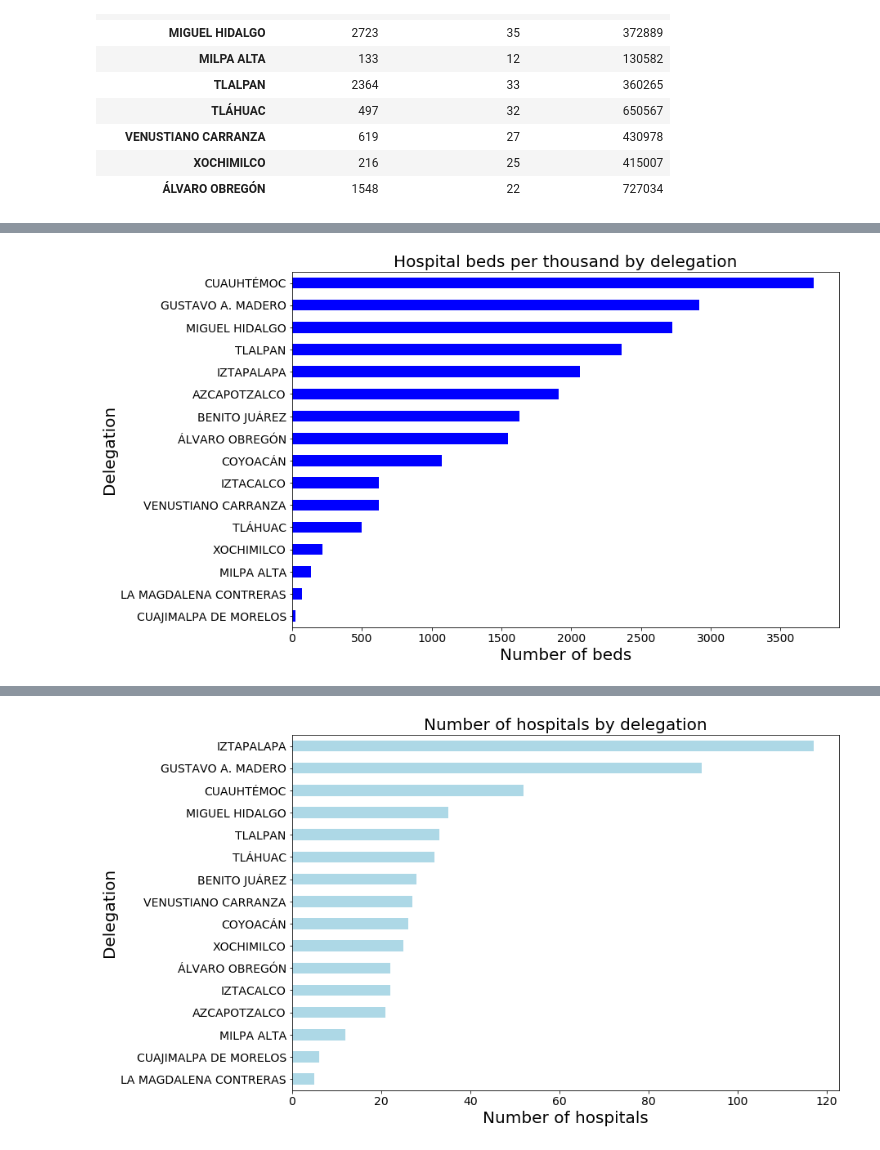
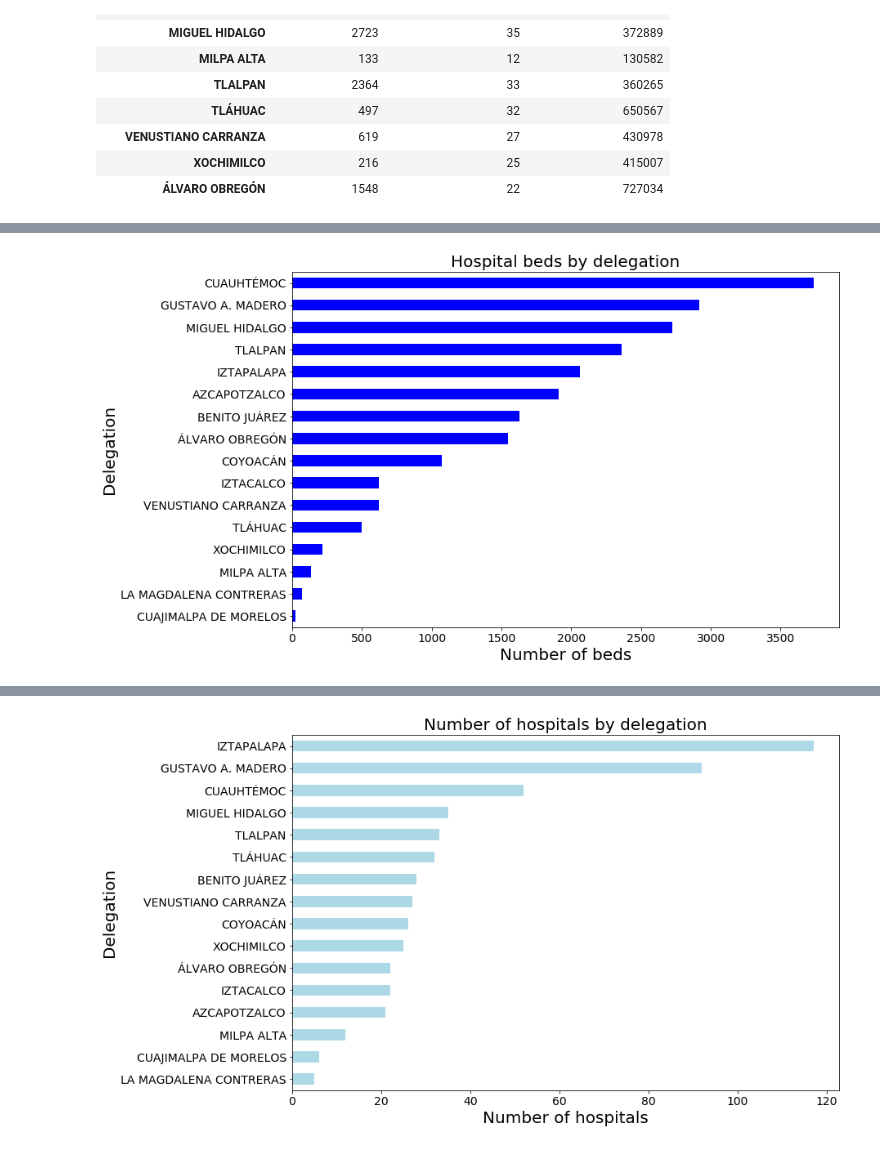
Before and after one commit to JoannePeel/healthcare-data-analysis, a Jupyter notebook: main.ipynb, the cells around one changed output, grey strips where cells are left out. Saved outputs shown, nothing was run; the diff lists cells and outputs as text; code cells hidden in the pictures.

```diff
--- a/main.ipynb
+++ b/main.ipynb
@@ -294,3 +294,5 @@ total_df_beds['BEDS PER 1000'] = total_df_beds['BEDS PER 1000'].map("{:,.2f}".fo
 total_df_beds
 
 total_df_beds.to_csv('data_output/beds_hospitals_by_delegation.csv')
+total_df_beds["BEDS PER 1000"] = pd.to_numeric(total_df_beds["BEDS PER 1000"])
+total_df_beds
@@ -297,12 +318,12 @@ total_df_beds.to_csv('data_output/beds_hospitals_by_delegation.csv')
 # %%
 total_df_beds = total_df_beds.sort_values("TOTAL DE CAMAS", ascending=True)
 total_df_beds['TOTAL DE CAMAS'].plot(kind="barh", figsize=(12,8), legend = False, facecolor = 'blue')
-plt.title("Hospital beds per thousand by delegation").set_size(20)
+plt.title("Hospital beds by delegation").set_size(20)
 plt.xlabel("Number of beds").set_size(20)
 plt.ylabel("Delegation").set_size(20)
 plt.tick_params(axis="x", labelsize=14)
 plt.tick_params(axis="y", labelsize=14)
 plt.savefig("figures/number_of_bed_by_delegation.png")
 plt.show()
 # %% [output]
-[figure, old version]
+[figure, new version]
```
Also changed, not shown: parts of 2 cells of this notebook, 4 other files.
